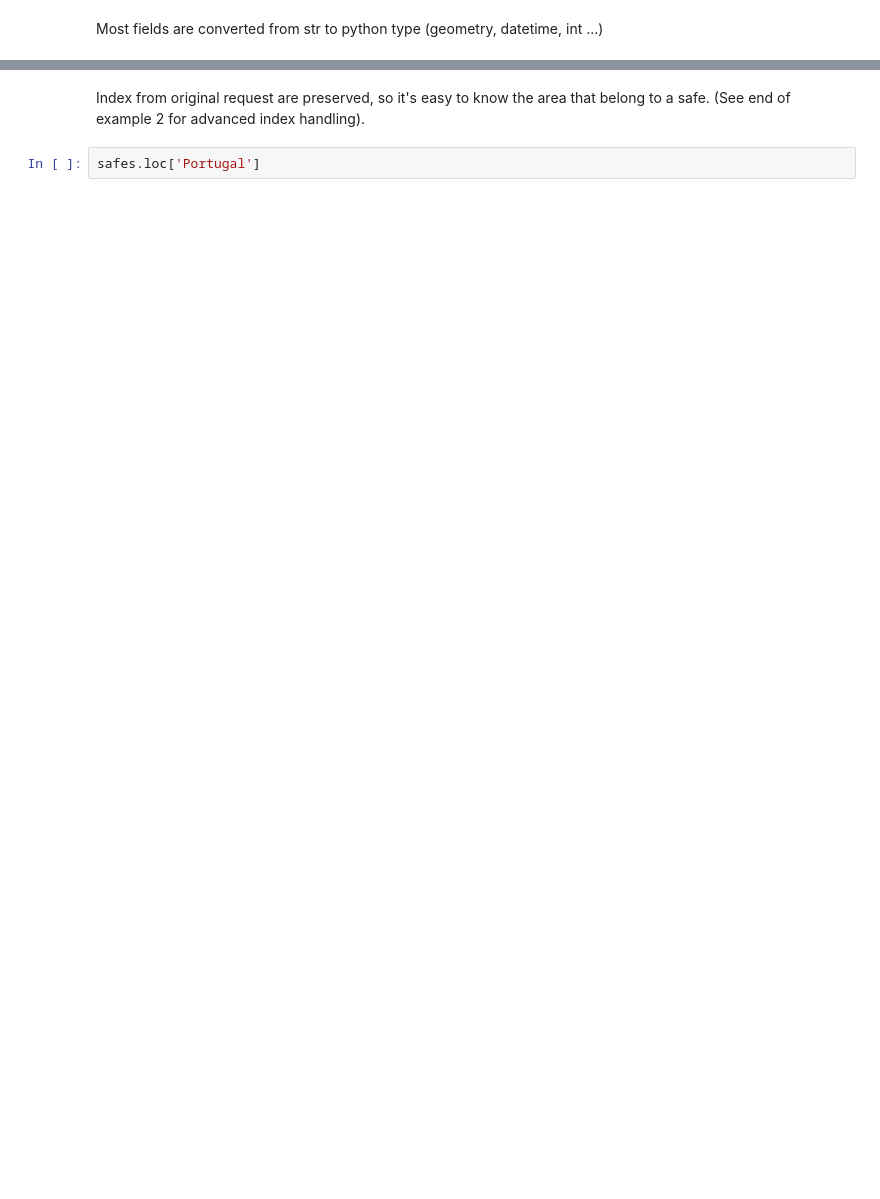
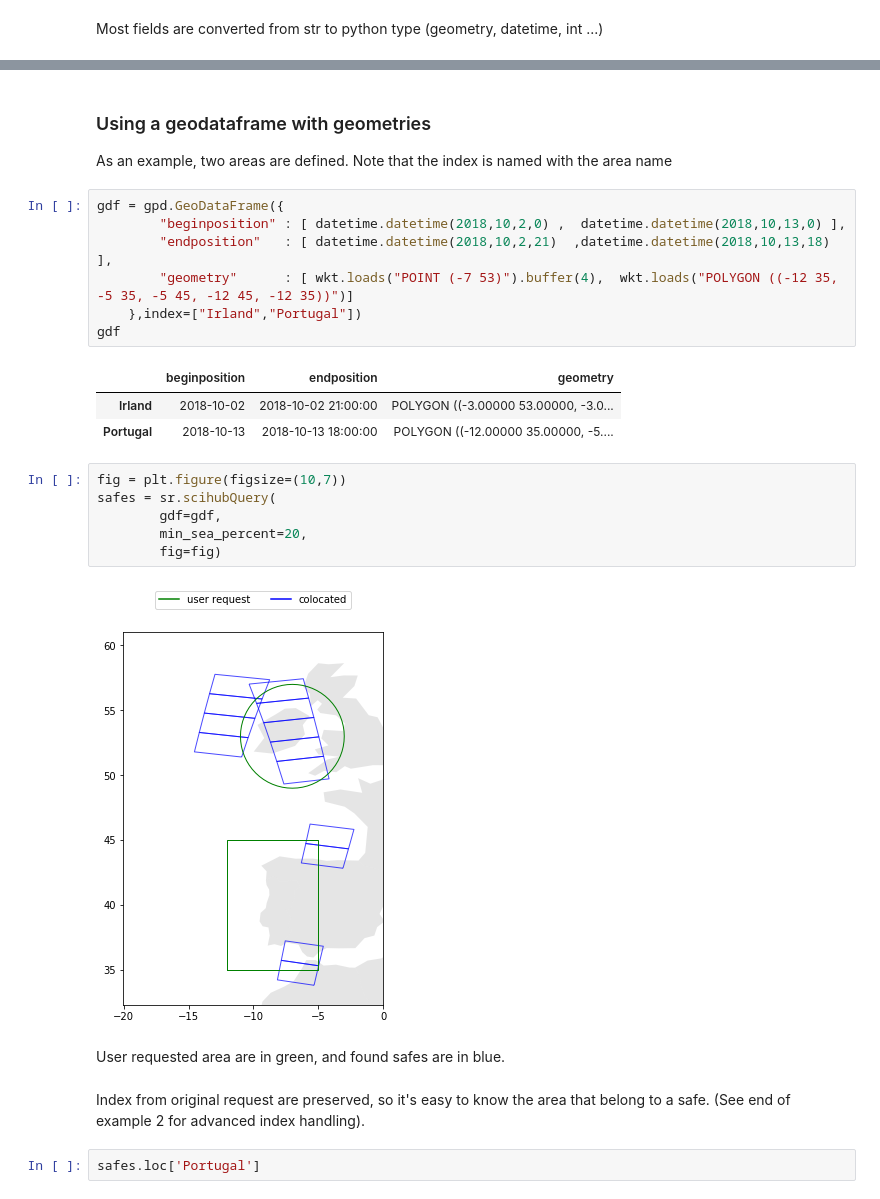
Before and after one commit to oarcher/sentinelrequest, a Jupyter notebook: README.ipynb, the cells around one changed output, grey strips where cells are left out. Drawn from its saved outputs; the diff is of its cells as text; blank space fills up the shorter version.

```diff
--- a/README.ipynb
+++ b/README.ipynb
@@ -204,3 +186,28 @@ safe was ingested 0 days 03:59:17.701000 after aquisition
+# %% [markdown]
+### Using a geodataframe with geometries
+
+As an example, two areas are defined. Note that the index is named with the area name
+# %%
+gdf = gpd.GeoDataFrame({
+        "beginposition" : [ datetime.datetime(2018,10,2,0) ,  datetime.datetime(2018,10,13,0) ],
+        "endposition"   : [ datetime.datetime(2018,10,2,21)  ,datetime.datetime(2018,10,13,18) ],
+        "geometry"      : [ wkt.loads("POINT (-7 53)").buffer(4),  wkt.loads("POLYGON ((-12 35, -5 35, -5 45, -12 45, -12 35))")]
+    },index=["Irland","Portugal"])
+gdf
+# %% [output]
+|  | beginposition | endposition | geometry |
+| Irland | 2018-10-02 | 2018-10-02 21:00:00 | POLYGON ((-3.00000 53.00000, -3.0... |
+| Portugal | 2018-10-13 | 2018-10-13 18:00:00 | POLYGON ((-12.00000 35.00000, -5.... |
+# %%
+fig = plt.figure(figsize=(10,7))
+safes = sr.scihubQuery(
+        gdf=gdf,
+        min_sea_percent=20,
+        fig=fig)
+# %% [output]
+[figure, added]
+# %% [markdown]
+User requested area are in green, and found safes are in blue.
 # %% [markdown]
 Index from original request are preserved, so it's easy to know the area that belong to a safe. (See end of example 2 for advanced index handling).
 # %%
```
Also changed, not shown: parts of 13 cells of this notebook, 1 other file.
